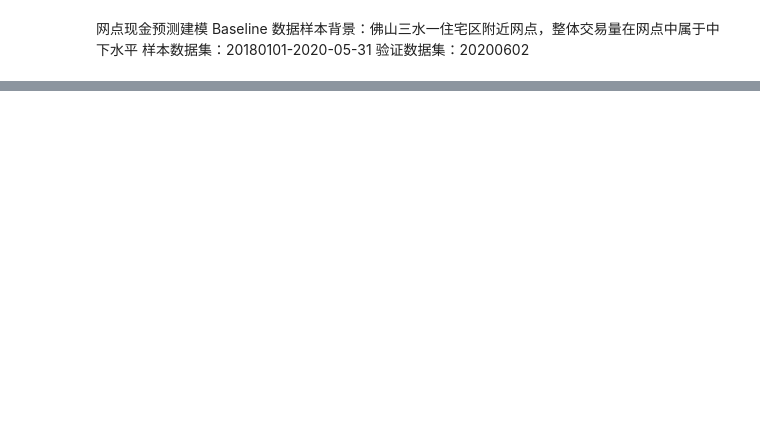
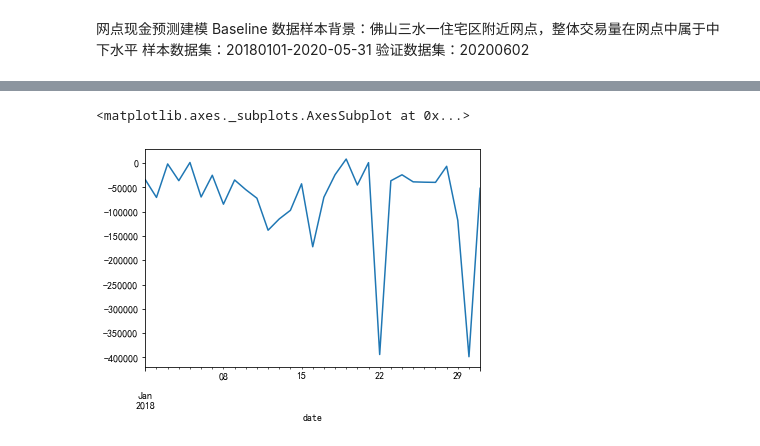
Before and after one commit to TerryCh1995/personal_case_study, a Jupyter notebook: baseline.ipynb, the cells around one changed output, grey strips where cells are left out. Cells and saved outputs as stored; diff of their text form; code cells hidden in the pictures; blank space fills up the shorter version.

```diff
--- a/baseline.ipynb
+++ b/baseline.ipynb
@@ -212,0 +6,26 @@ cash_flow_daily.head(20)
+# %%
+import numpy as np
+import pandas as pd
+import matplotlib.pyplot as plt
+from sklearn.metrics import mean_squared_error
+from sklearn.metrics import mean_absolute_error
+from statsmodels.graphics.tsaplots import acf, pacf, plot_acf, plot_pacf
+from statsmodels.tsa.arima_model import ARIMA
+from statsmodels.api import tsa
+import time
+from matplotlib import font_manager as fm, rcParams
+from chinese_calendar import is_workday, is_holiday
+import calendar
+plt.rcParams['font.sans-serif']=['SimHei'] #显示中文标签
+plt.rcParams['axes.unicode_minus']=False   #这两行需要手动设置
+%matplotlib inline
+# %%
+#读取数据，数据
+tmp_df = pd.read_csv('./iml_txn_dpst_fin_dtl_e_casestudy.csv')
+
+tmp_df['date'] = pd.to_datetime(tmp_df['pass_acct_dt'], format='%Y%m%d')
+tmp_df = tmp_df.loc[tmp_df['prest_txn_tm']!=0]
+tmp_df = tmp_df.loc[tmp_df['txn_amt']>=-50000]
+tmp_df.set_index('date', inplace=True)
+tmp_df = tmp_df[['prest_txn_tm','txn_amt']]
+tmp_df.head()
@@ -212,0 +40,7 @@ cash_flow_daily.head(20)
+# %%
+tmp_df = tmp_df.sort_values(by=['date','prest_txn_tm'])
+tmp_group = tmp_df.groupby('date')
+tmp_group = tmp_group.cumsum()
+daily_cash_req = tmp_group.groupby('date').min()
+daily_cash_req = daily_cash_req.rename(columns={'txn_amt':'cash_req'})
+daily_cash_req.head(5)
@@ -212,0 +55,6 @@ cash_flow_daily.head(20)
+# %%
+is_holi = []
+for i in daily_cash_req.index:
+    is_holi.append(is_holiday(i))
+daily_cash_req['is_holi'] = is_holi
+daily_cash_req
@@ -212,0 +100,5 @@ cash_flow_daily.head(20)
+# %%
+daily_cash_req['cash_req']['20180101':'20180131'].plot()
+# %% [output]
+<matplotlib.axes._subplots.AxesSubplot at 0x...>
+[figure, added]
```
Also changed, not shown: parts of 37 cells of this notebook, 1 other file.
